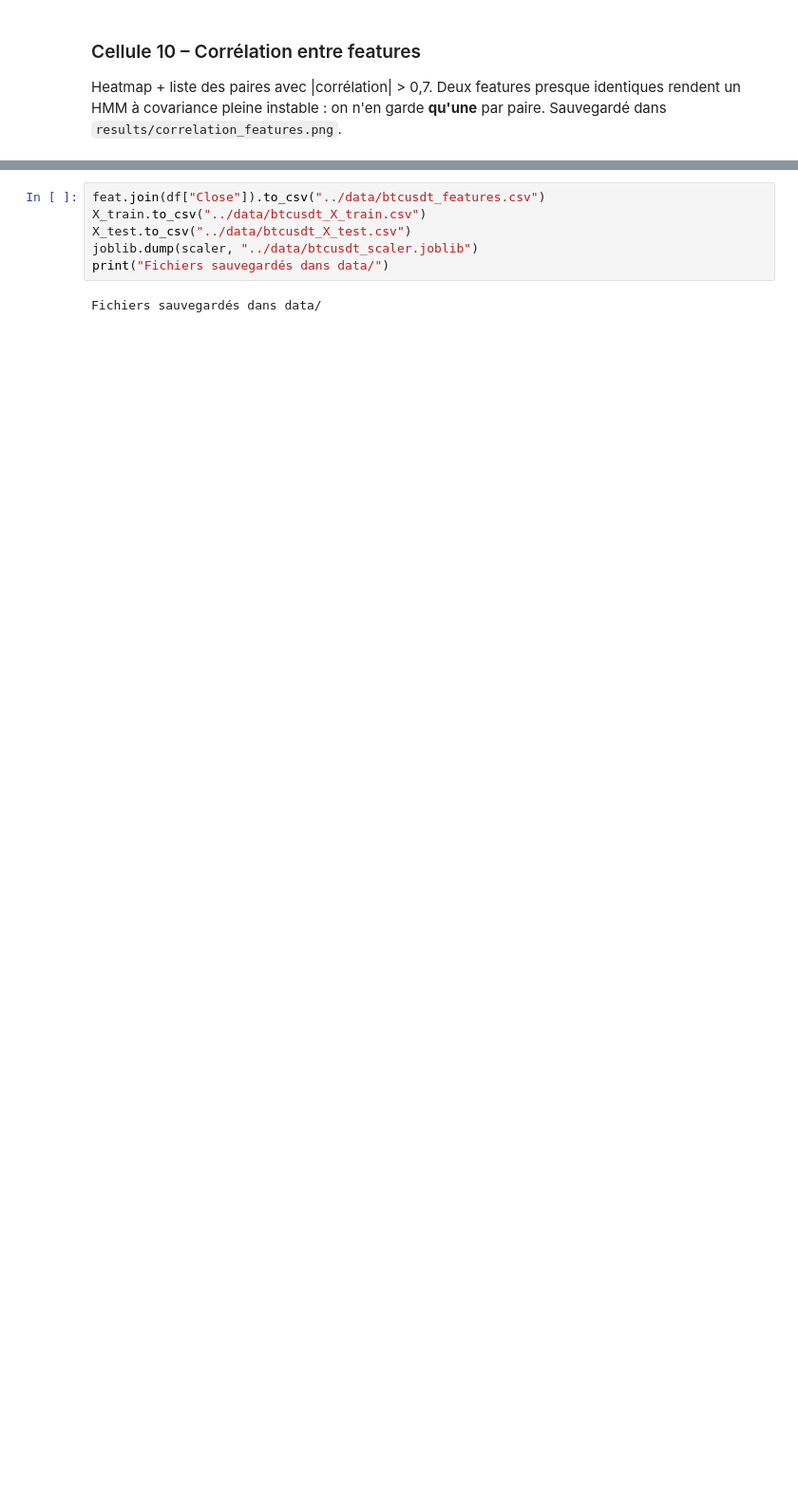
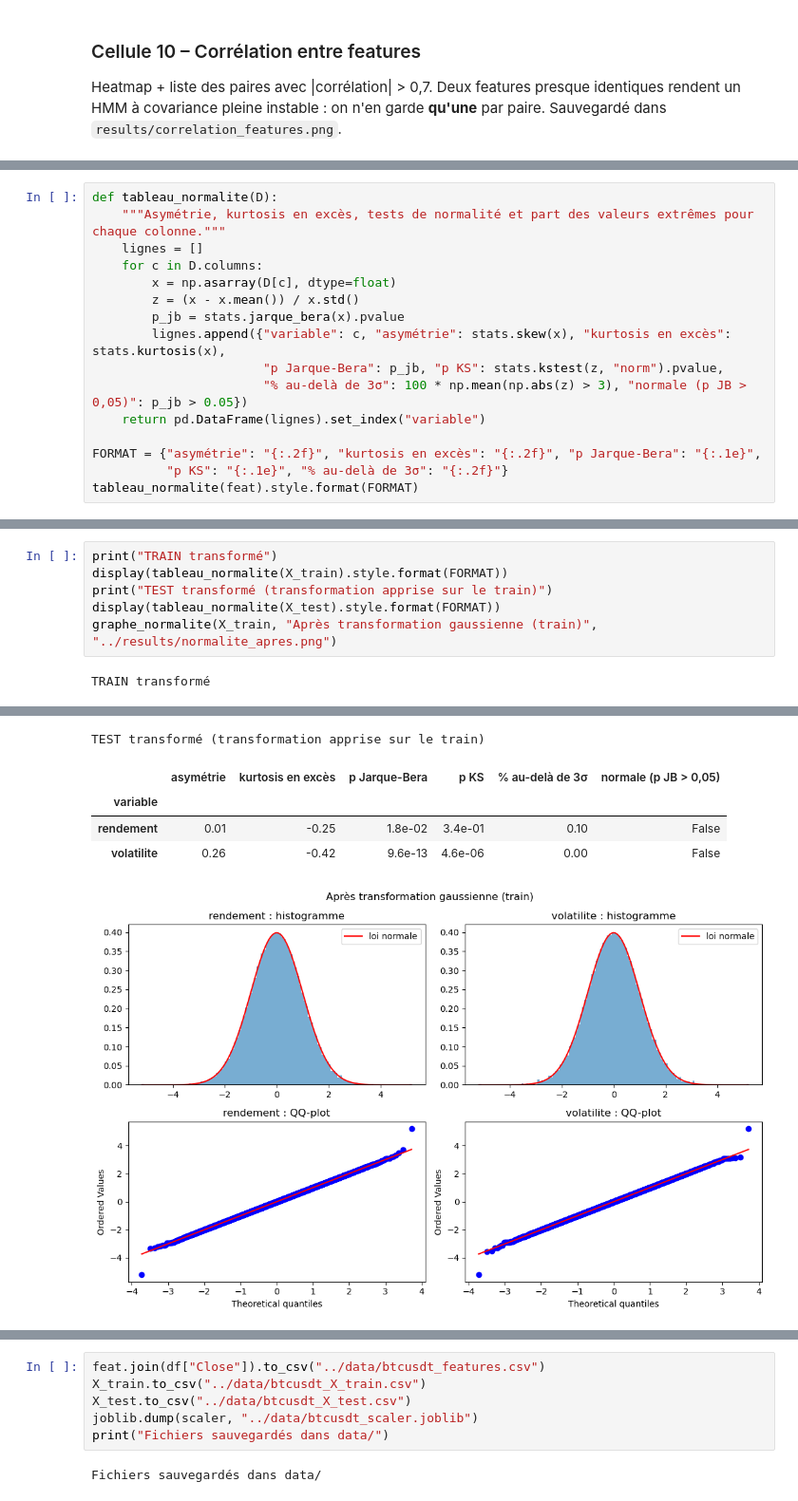
Before and after one commit to soulaimagarroury-sudo/projet-math-finance, a Jupyter notebook: notebooks/01_donnees.ipynb, the cells around one changed output, grey strips where cells are left out. Shown at 95% size. Drawn from its saved outputs; the diff is of its cells as text; blank space fills up the shorter version.

```diff
--- a/notebooks/01_donnees.ipynb
+++ b/notebooks/01_donnees.ipynb
@@ -224,0 +279,16 @@ Paires avec |corr| > 0,7 : [('RSI', 'MACD_norm', np.float64(0.77))]
+# %%
+def tableau_normalite(D):
+    """Asymétrie, kurtosis en excès, tests de normalité et part des valeurs extrêmes pour chaque colonne."""
+    lignes = []
+    for c in D.columns:
+        x = np.asarray(D[c], dtype=float)
+        z = (x - x.mean()) / x.std()
+        p_jb = stats.jarque_bera(x).pvalue
+        lignes.append({"variable": c, "asymétrie": stats.skew(x), "kurtosis en excès": stats.kurtosis(x),
+                       "p Jarque-Bera": p_jb, "p KS": stats.kstest(z, "norm").pvalue,
+                       "% au-delà de 3σ": 100 * np.mean(np.abs(z) > 3), "normale (p JB > 0,05)": p_jb > 0.05})
+    return pd.DataFrame(lignes).set_index("variable")
+
+FORMAT = {"asymétrie": "{:.2f}", "kurtosis en excès": "{:.2f}", "p Jarque-Bera": "{:.1e}",
+          "p KS": "{:.1e}", "% au-delà de 3σ": "{:.2f}"}
+tableau_normalite(feat).style.format(FORMAT)
@@ -241,0 +372,8 @@ test  : 2024-02-02 00:00:00 -> 2026-10-31 16:00:00 (3009 lignes = 1003 jours)
+# %%
+print("TRAIN transformé")
+display(tableau_normalite(X_train).style.format(FORMAT))
+print("TEST transformé (transformation apprise sur le train)")
+display(tableau_normalite(X_test).style.format(FORMAT))
+graphe_normalite(X_train, "Après transformation gaussienne (train)", "../results/normalite_apres.png")
+# %% [output]
+TRAIN transformé
@@ -241,0 +384,6 @@ test  : 2024-02-02 00:00:00 -> 2026-10-31 16:00:00 (3009 lignes = 1003 jours)
+TEST transformé (transformation apprise sur le train)
+|  | asymétrie | kurtosis en excès | p Jarque-Bera | p KS | % au-delà de 3σ | normale (p JB > 0,05) |
+| variable |  |  |  |  |  |  |
+| rendement | 0.01 | -0.25 | 1.8e-02 | 3.4e-01 | 0.10 | False |
+| volatilite | 0.26 | -0.42 | 9.6e-13 | 4.6e-06 | 0.00 | False |
+[figure, added]
```
Also changed, not shown: parts of 36 cells of this notebook, 22 other files.
